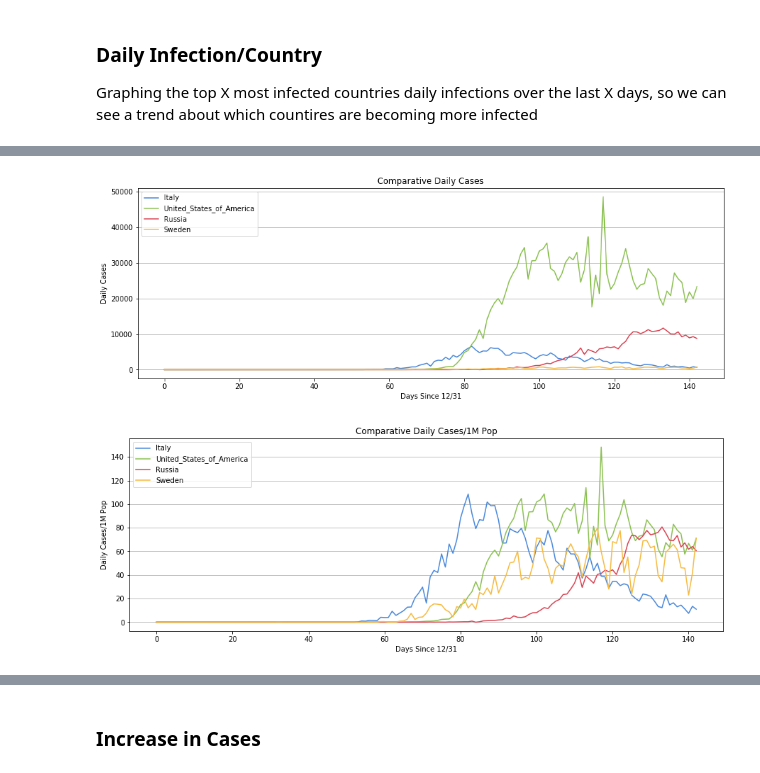
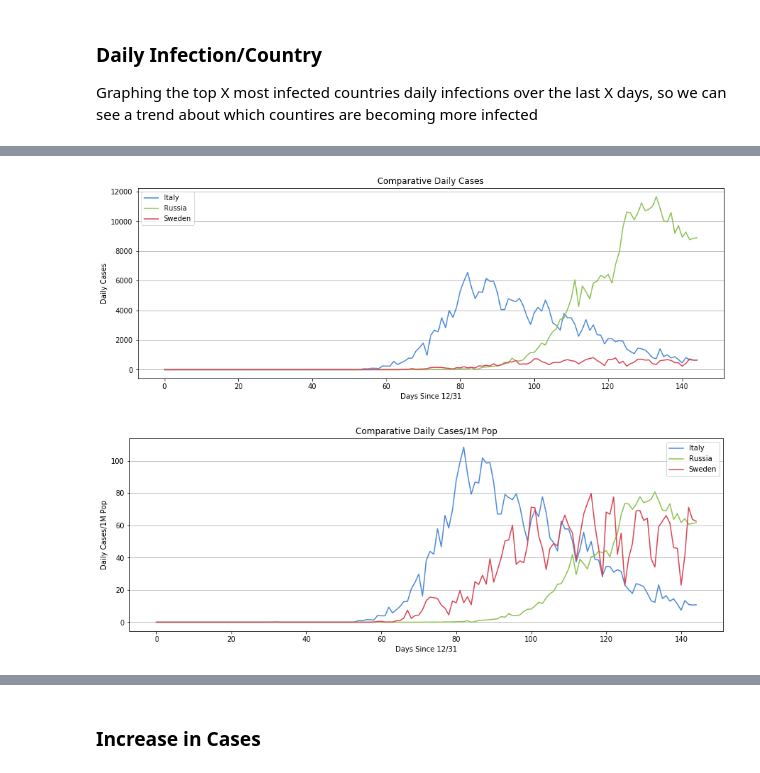
Before and after one commit to cwpace97/covid-19, a Jupyter notebook: Covid19.ipynb, the cells around one changed output, grey strips where cells are left out. Saved outputs shown, nothing was run; the diff lists cells and outputs as text; code cells hidden in the pictures.

```diff
--- a/Covid19.ipynb
+++ b/Covid19.ipynb
@@ -442,7 +442,7 @@ fig.savefig('images/Daily Cases of Top 10 Infected Countries')
 # %%
 pick = [
     'Italy',
-    'United_States_of_America',
+#     'United_States_of_America',
     'Russia',
     'Sweden'
     ]
@@ -468,37 +468,37 @@ fig.set_size_inches(15,5)
 plt.grid(axis='y')
 plt.show()
 # %% [output]
-[figure, old version]
+[figure, new version]
 # %%
 pick = [
     'Italy',
-    'United_States_of_America',
+#     'United_States_of_America',
     'Russia',
     'Sweden'
     ]
 
 #variables
 labels = df['dateRep'].value_counts()
 times = sorted(labels.keys().tolist(), reverse=False)
 
 for c in pick:
     #reset global variables
     current_totals = df[df['countriesAndTerritories']==c]
     data = np.arange(len(current_totals['dateRep']))
     current_totals = current_totals.iloc[::-1] #reverse the order
     current_totals = current_totals.reset_index(drop=True)
     plt.plot(data, (current_totals['cases']/current_totals['popData2018'])*1000000, label=c)
 
 plt.title("Comparative Daily Cases/1M Pop")
 plt.xlabel("Days Since 12/31")
 plt.ylabel("Daily Cases/1M Pop")
 plt.legend()
 fig = plt.gcf()
 fig.set_size_inches(15,5)
 plt.grid(axis='y')
 plt.show()
 # %% [output]
-[figure, old version]
+[figure, new version]
 # %%
 pick = 'United_States_of_America'
 #'United_States_of_America' #'Italy' #'Spain' #'Germany' #'France' #'Iran' #'United_Kingdom' #'Sweden'
```
Also changed, not shown: parts of 51 cells of this notebook, 49 other files.
